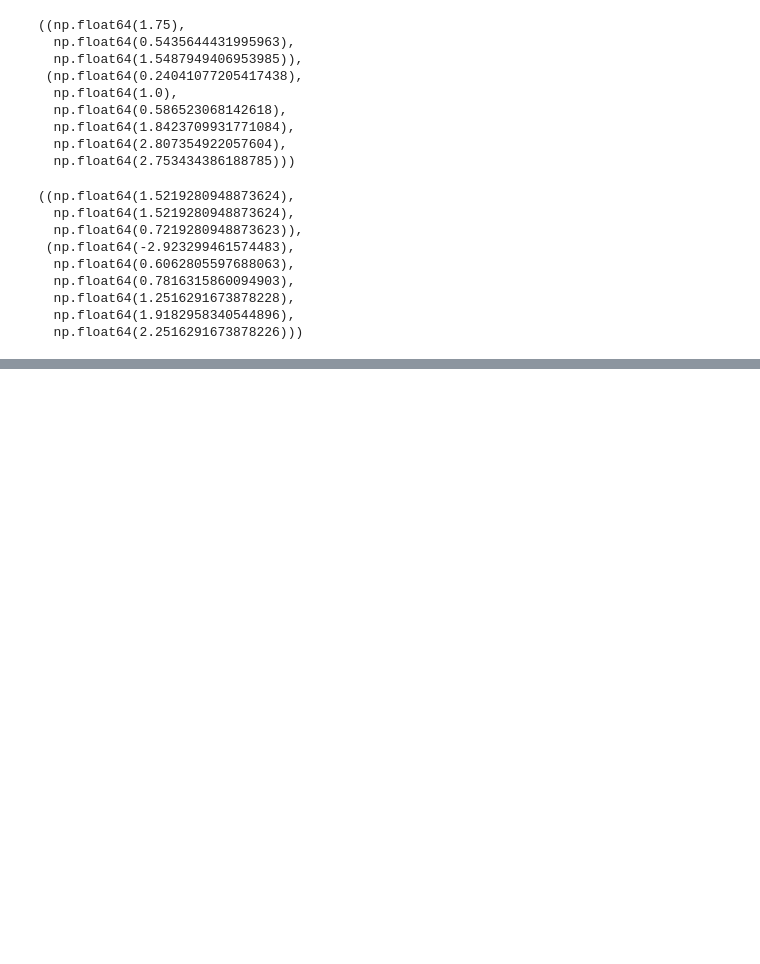
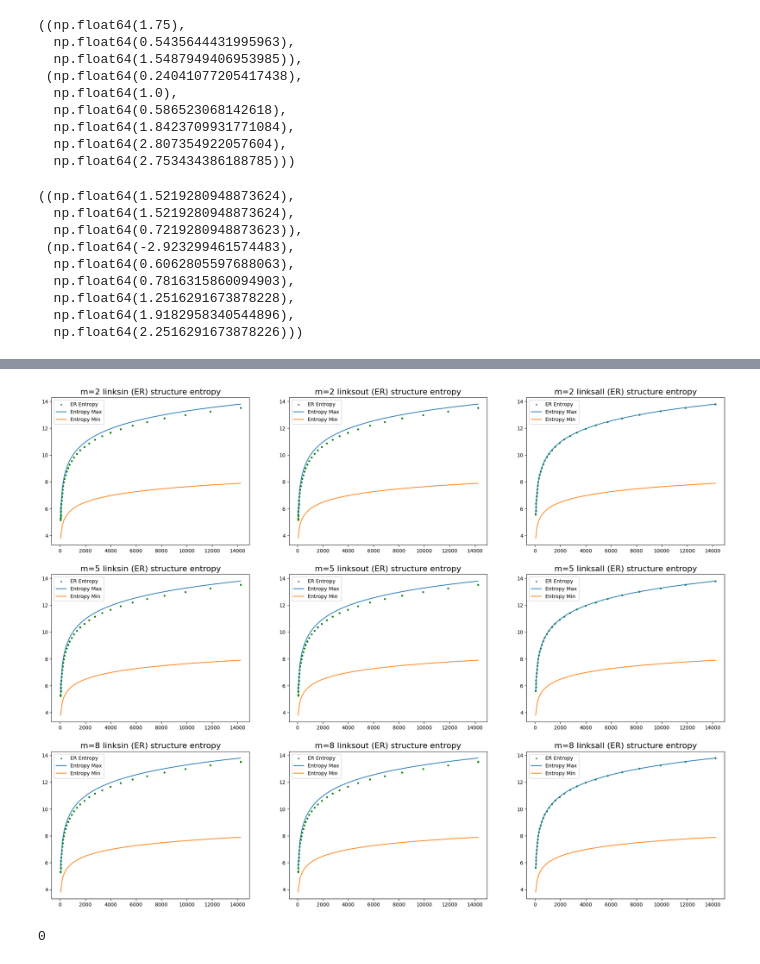
Before and after one commit to knogen/graph-computing-go, a Jupyter notebook: lab/ba_generate_entropy.ipynb, the cells around one changed output, grey strips where cells are left out. Cells and saved outputs as stored; diff of their text form; code cells hidden in the pictures; blank space fills up the shorter version.

```diff
--- a/lab/ba_generate_entropy.ipynb
+++ b/lab/ba_generate_entropy.ipynb
@@ -392,0 +538,14 @@ draw_trend(a,b,c,"(BA) degree distribution", chart_type="degree")
+# %%
+Thread_Count = 20
+pool_xdatas = []
+
+pool_xdatas = np.tile(sampling_point_list,(Thread_Count,1))
+
+with Pool(45) as p:
+    ret_random_p60 = p.map(process_p60, pool_xdatas)
+
+with Pool(45) as p:
+    ret_random_p40 = p.map(process_p40, pool_xdatas)
+
+with Pool(45) as p:
+    ret_random_p20 = p.map(process_p20, pool_xdatas)
@@ -392,0 +601,8 @@ draw_trend(a,b,c,"(BA) degree distribution", chart_type="degree")
+# %%
+# 散点的数量是线程的数量x采样点的数量
+a = [item[1][3:] for item in iterator_ret_data(ret_random_p20)]
+b = [item[1][3:] for item in iterator_ret_data(ret_random_p40)]
+c = [item[1][3:] for item in iterator_ret_data(ret_random_p60)]
+draw_er_generate_chart(a,b,c,"(ER) structure")
+# %% [output]
+[figure, added]
@@ -392,0 +613,42 @@ draw_trend(a,b,c,"(BA) degree distribution", chart_type="degree")
+# %%
+# 散点的数量是线程的数量x采样点的数量
+und_p20 = [item[1][5] for item in iterator_ret_data(ret_random_p20)]
+und_p40 = [item[1][5] for item in iterator_ret_data(ret_random_p40)]
+und_p60 = [item[1][5] for item in iterator_ret_data(ret_random_p60)]
+
+df = pd.DataFrame({
+    'p20':und_p20,
+    'p40':und_p40,
+    'p60':und_p60,
+}, index=np.tile(sampling_point_list, Thread_Count))
+
+title = "ER Structural Entropy"
+df.to_excel(XLSX_WRITER, sheet_name=title, index=True)
+
+workbook = XLSX_WRITER.book
+worksheet = XLSX_WRITER.sheets[title]
+
+# 获取数据范围
+num_rows, num_cols = df.shape  # 获取行数和列数
+start_row = 1  # 数据开始的行（Excel 中 A2 行，0 为标题行）
+end_row = start_row + num_rows - 1  # 数据结束行
+category_col  = 0  # 月份列（第 1 列，索引从 0 开始）
+sales_col = 1  # 销售列（第 2 列）
+
+# 创建折线图
+chart = workbook.add_chart({"type": "scatter"})
+for col_idx, col_name in enumerate(df.columns, start=1):
+    chart.add_series({
+        "name":       col_name,  # 图表中的系列名称
+        "categories": [title, start_row, category_col, end_row, category_col],  # 分类轴为索引
+        "values":     [title, start_row, col_idx, end_row, col_idx],  # 值列
+    })
+chart.set_title({"name": "ER Undirected Graph: Structural Entropy"})
+chart.set_x_axis({"name": "Node"})
+chart.set_y_axis({"name": "Entropy",  'num_format': '#,##0'})
+chart.set_size({'width': 600, 'height': 400})
+
+# 插入图表
+worksheet.insert_chart("B2", chart)
+# %% [output]
+0
```
Also changed, not shown: parts of 55 cells of this notebook.
